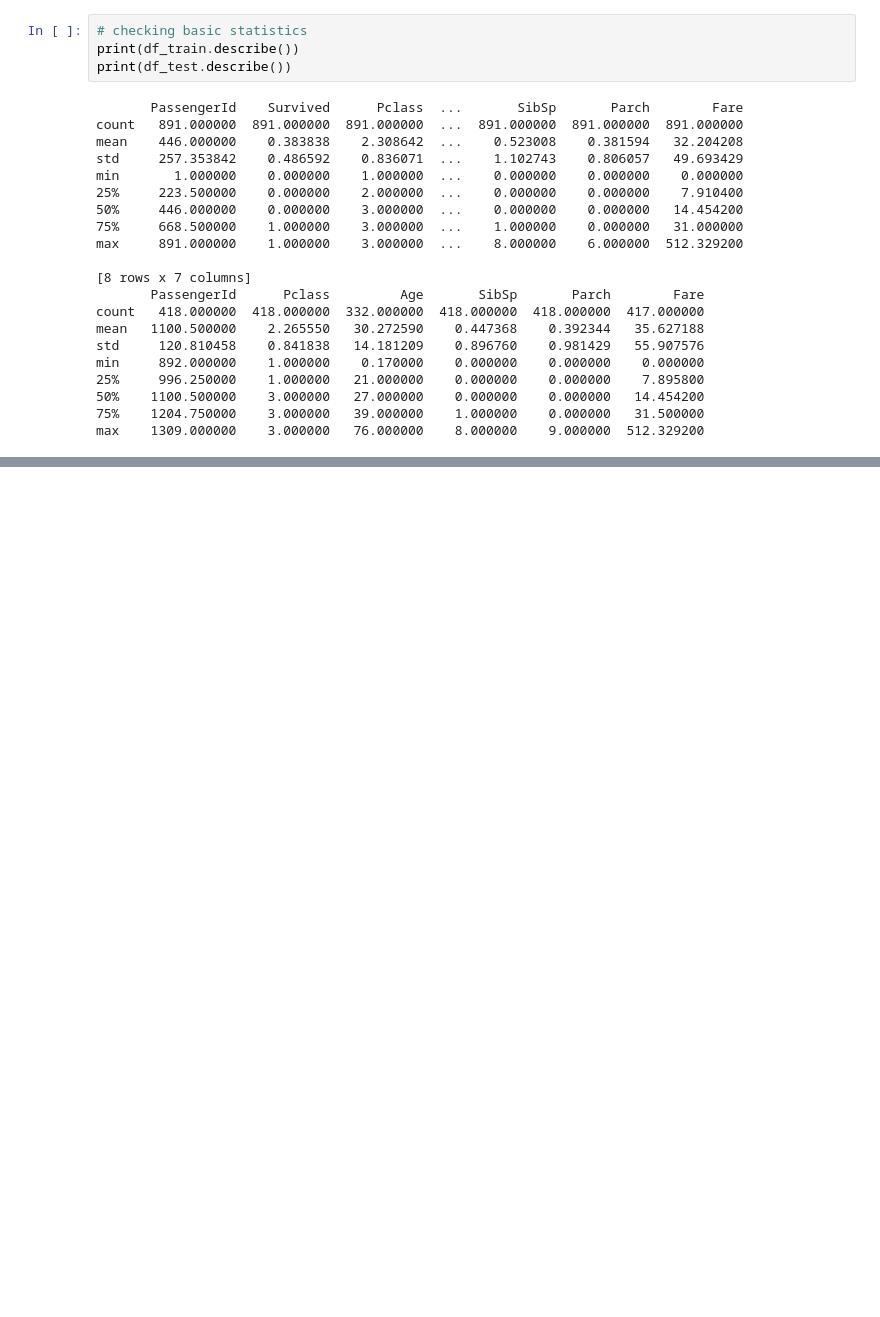
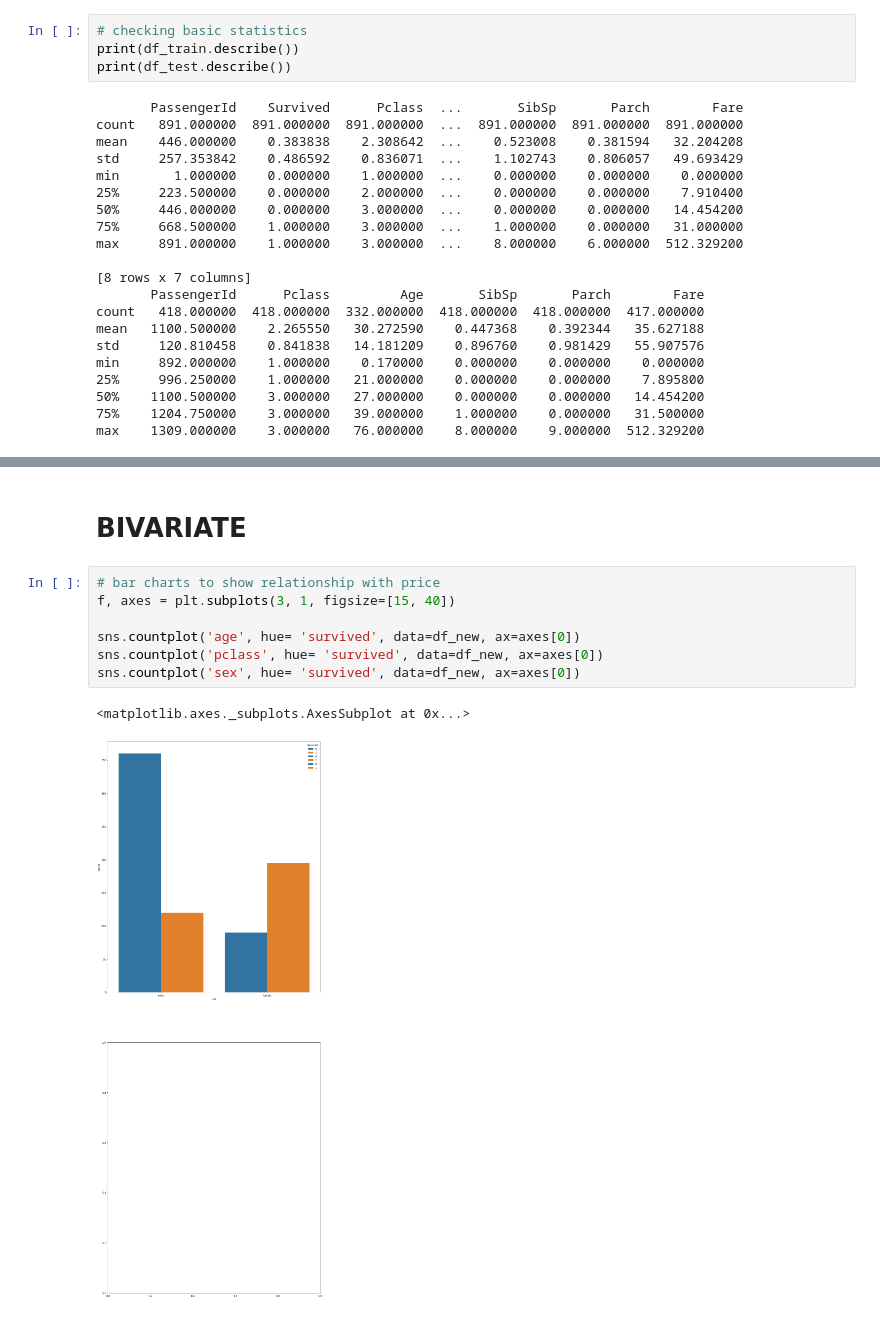
Before and after one commit to Kevinsamuelgitau/W9-IP, a Jupyter notebook: SAM_GITAU_W9_IP_NOTEBOOK_1.ipynb, the cells around one changed output, grey strips where cells are left out. Drawn from its saved outputs; the diff is of its cells as text; blank space fills up the shorter version.

```diff
--- a/SAM_GITAU_W9_IP_NOTEBOOK_1.ipynb
+++ b/SAM_GITAU_W9_IP_NOTEBOOK_1.ipynb
@@ -96,0 +222,12 @@ max    1309.000000    3.000000   76.000000    8.000000    9.000000  512.329200
+# %% [markdown]
+# BIVARIATE
+# %%
+# bar charts to show relationship with price
+f, axes = plt.subplots(3, 1, figsize=[15, 40])
+
+sns.countplot('age', hue= 'survived', data=df_new, ax=axes[0])
+sns.countplot('pclass', hue= 'survived', data=df_new, ax=axes[0])
+sns.countplot('sex', hue= 'survived', data=df_new, ax=axes[0])
+# %% [output]
+<matplotlib.axes._subplots.AxesSubplot at 0x...>
+[figure, added]
```
Also changed, not shown: parts of 27 cells of this notebook.
